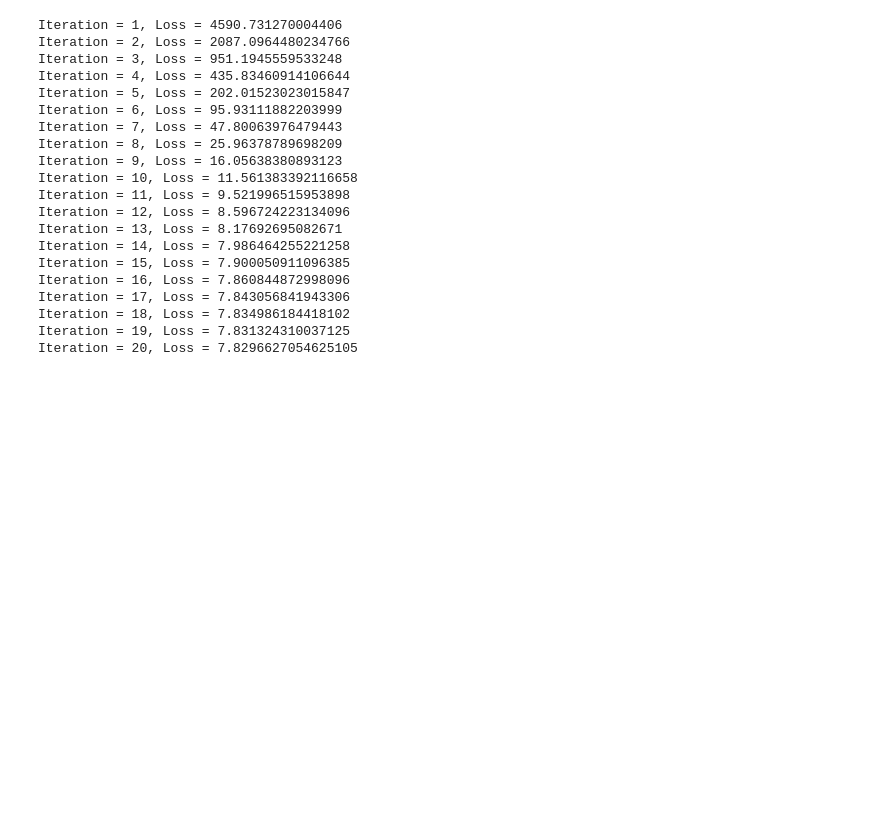
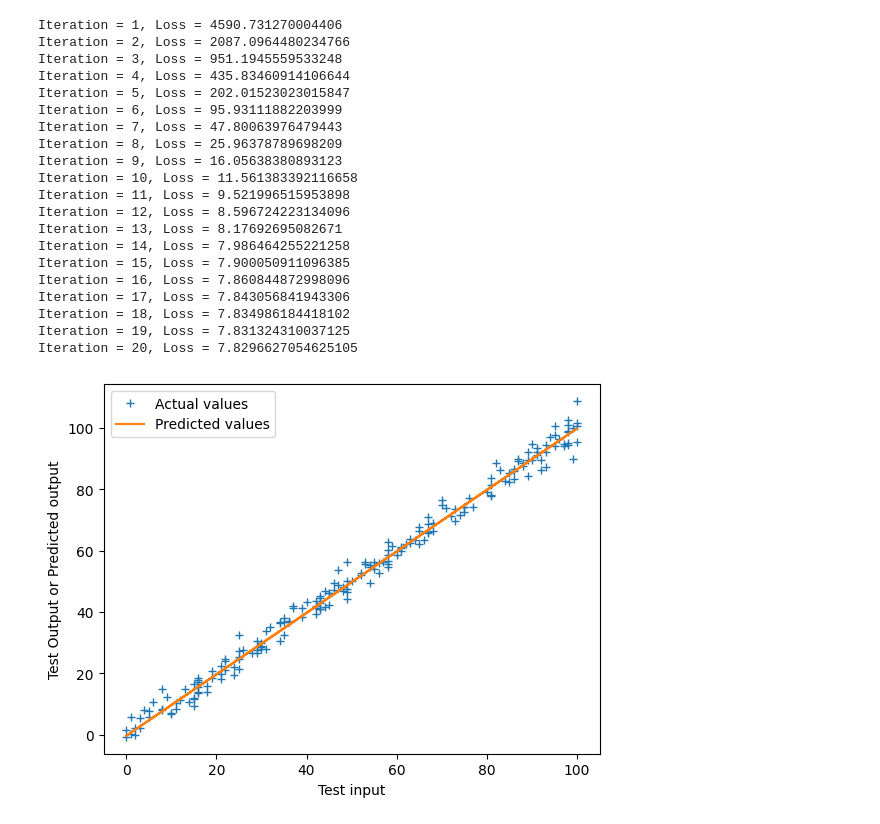
Before and after one commit to cs-joy/machine-learning, a Jupyter notebook: GFG/LinearRegression.ipynb, the cells around one changed output. Cells and saved outputs as stored; diff of their text form; code cells hidden in the pictures; blank space fills up the shorter version.

```diff
--- a/GFG/LinearRegression.ipynb
+++ b/GFG/LinearRegression.ipynb
@@ -95,3 +95,15 @@ Iteration = 17, Loss = 7.843056841943306
 Iteration = 18, Loss = 7.834986184418102
 Iteration = 19, Loss = 7.831324310037125
 Iteration = 20, Loss = 7.8296627054625105
+# %%
+y_pred = test_input*parameters['m'] + parameters['c']
+
+# Plot the regression line with actual data pointa
+plt.plot(test_input, test_output, '+', label='Actual values')
+plt.plot(test_input, y_pred, label='Predicted values')
+plt.xlabel('Test input')
+plt.ylabel('Test Output or Predicted output')
+plt.legend()
+plt.show()
+# %% [output]
+[figure, added]
```
